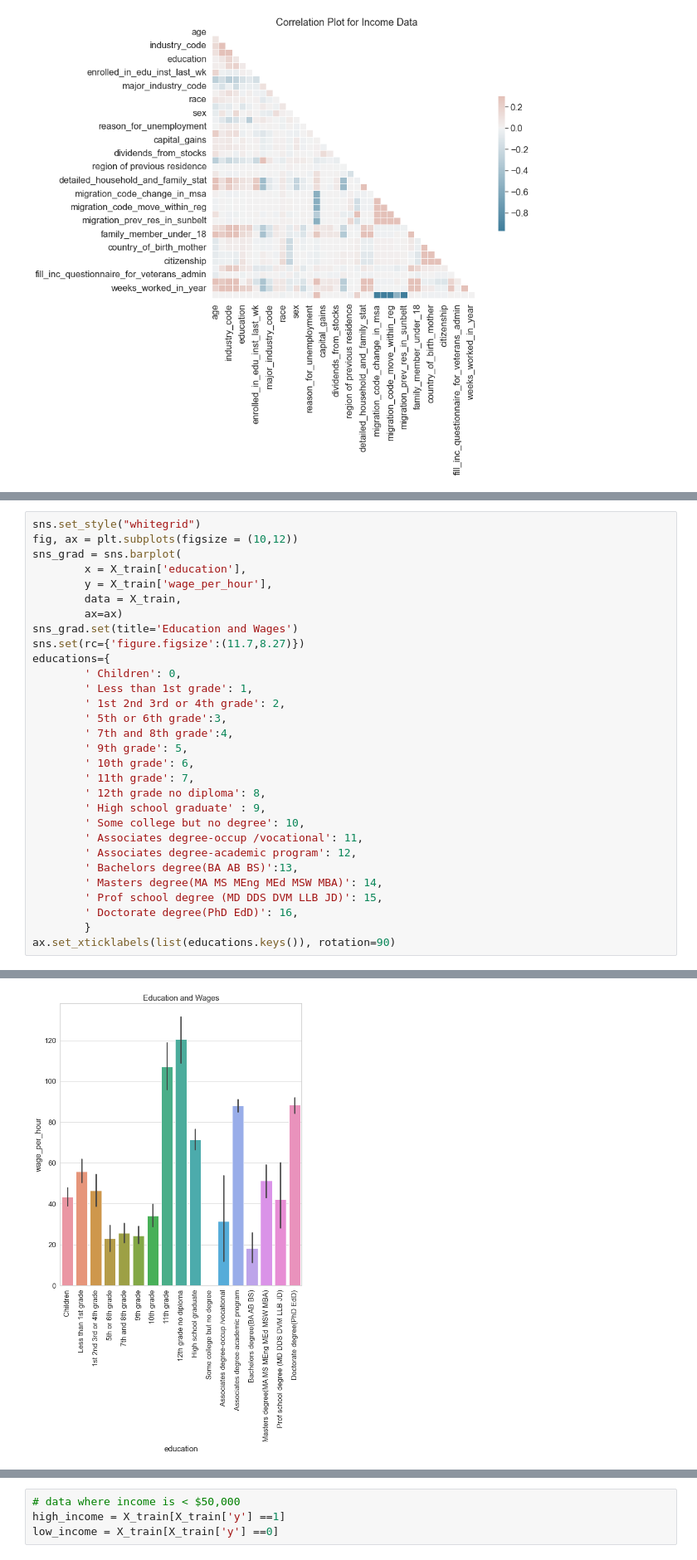
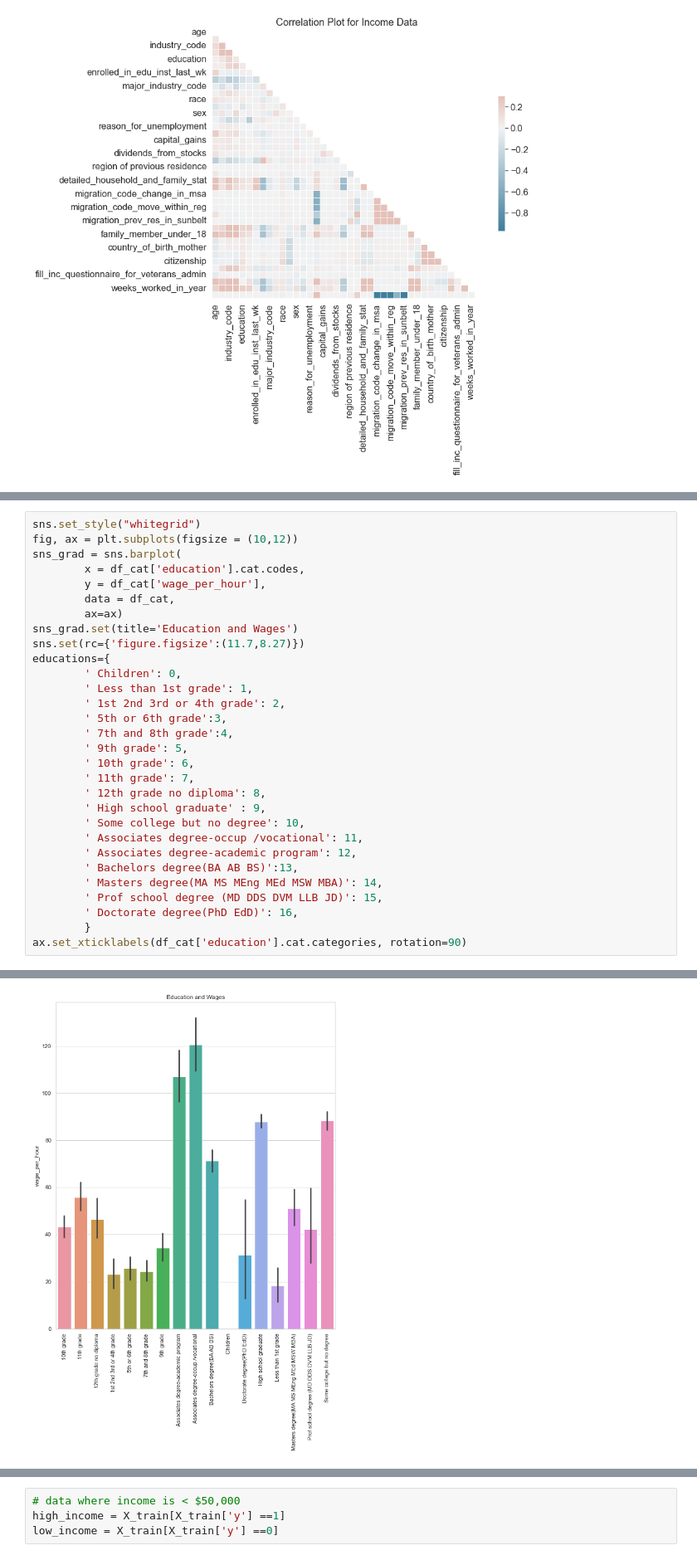
Before and after one commit to jenright15/income-classification, a Jupyter notebook: code/EDA.ipynb, the cells around one changed output, grey strips where cells are left out. Shown at 83% size. Saved outputs shown, nothing was run; the diff lists cells and outputs as text.

```diff
--- a/code/EDA.ipynb
+++ b/code/EDA.ipynb
@@ -280,9 +308,9 @@ ax.set_xticklabels(list(industry_map.keys()), rotation=90)
 sns.set_style("whitegrid")
 fig, ax = plt.subplots(figsize = (10,12))
 sns_grad = sns.barplot(
-        x = X_train['education'],
-        y = X_train['wage_per_hour'],
-        data = X_train,
+        x = df_cat['education'].cat.codes,
+        y = df_cat['wage_per_hour'],
+        data = df_cat,
         ax=ax)
 sns_grad.set(title='Education and Wages')
 sns.set(rc={'figure.figsize':(11.7,8.27)})
@@ -305,5 +333,5 @@ educations={
         ' Prof school degree (MD DDS DVM LLB JD)': 15,
         ' Doctorate degree(PhD EdD)': 16,
         }
-ax.set_xticklabels(list(educations.keys()), rotation=90)
+ax.set_xticklabels(df_cat['education'].cat.categories, rotation=90)
 # %% [output]
@@ -327 +355 @@ ax.set_xticklabels(list(educations.keys()), rotation=90)
-[figure, old version]
+[figure, new version]
```
Also changed, not shown: parts of 5 cells of this notebook, 1 other file.
